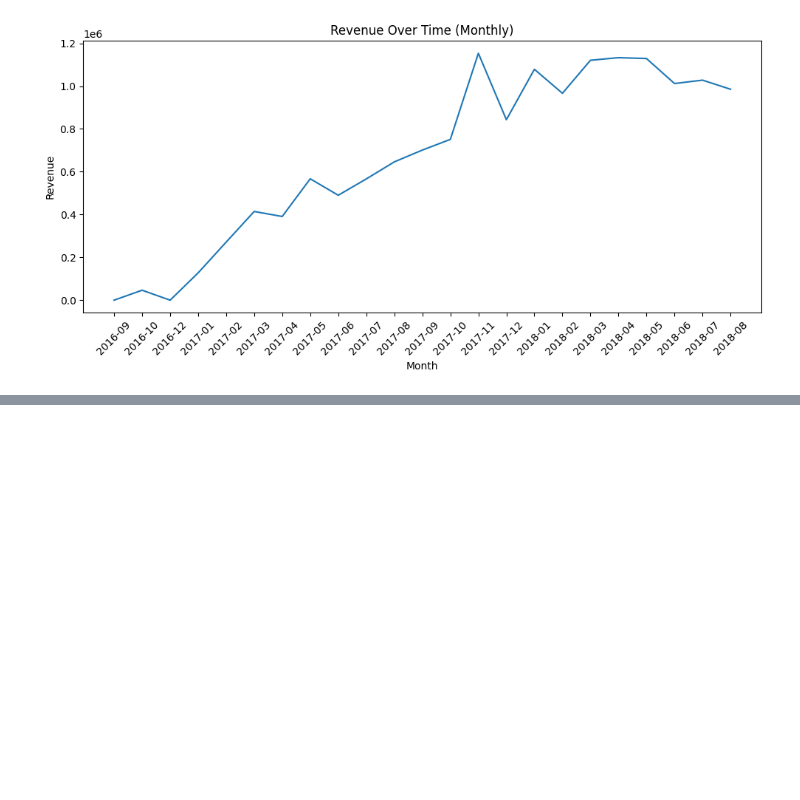
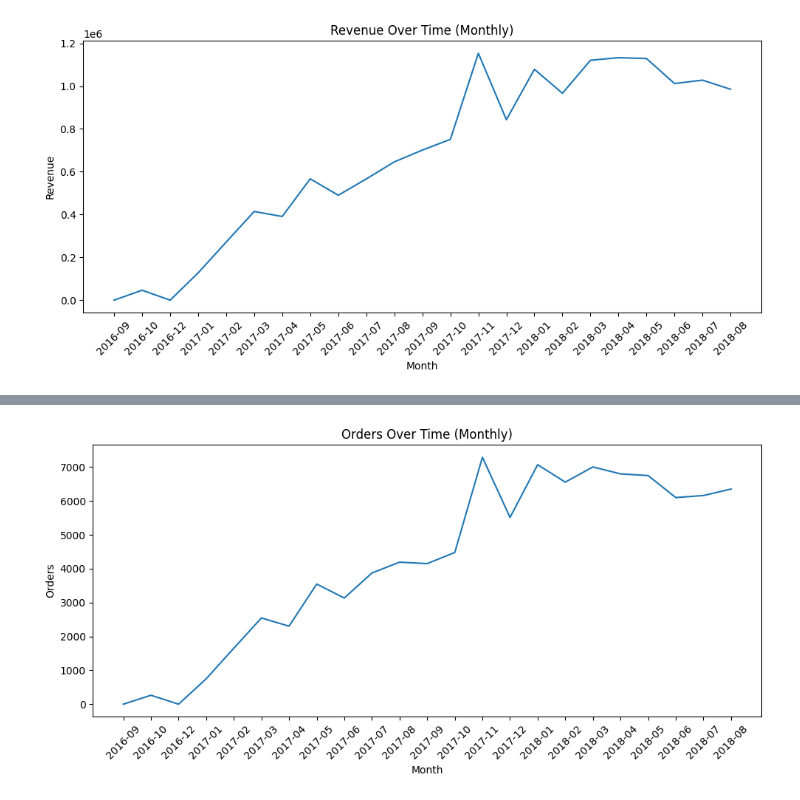
Before and after one commit to AiltonJ303/globalshop-ecommerce-analytics, a Jupyter notebook: python/notebooks/01_revenue_over_time.ipynb, the cells around one changed output, grey strips where cells are left out. Saved outputs shown, nothing was run; the diff lists cells and outputs as text; code cells hidden in the pictures; blank space fills up the shorter version.

Commit message:
feat: orders over time KPI

```diff
--- a/python/notebooks/01_revenue_over_time.ipynb
+++ b/python/notebooks/01_revenue_over_time.ipynb
@@ -140,0 +145,10 @@ rev_monthly.to_csv("../../docs/revenue_monthly.csv", index=False)
+# %%
+orders_monthly = (orders_delivered
+    .assign(month=orders_delivered["order_purchase_timestamp"].dt.to_period("M").astype(str))
+    .groupby("month", as_index=False)["order_id"]
+    .count()
+    .rename(columns={"order_id": "orders"})
+    .sort_values("month")
+)
+
+orders_monthly.head()
@@ -140,0 +162,13 @@ rev_monthly.to_csv("../../docs/revenue_monthly.csv", index=False)
+# %%
+import matplotlib.pyplot as plt
+
+plt.figure(figsize=(10,5))
+plt.plot(orders_monthly["month"], orders_monthly["orders"])
+plt.xticks(rotation=45)
+plt.title("Orders Over Time (Monthly)")
+plt.xlabel("Month")
+plt.ylabel("Orders")
+plt.tight_layout()
+plt.show()
+# %% [output]
+[figure, added]
```
Also changed, not shown: parts of 3 cells of this notebook, 1 other file.
